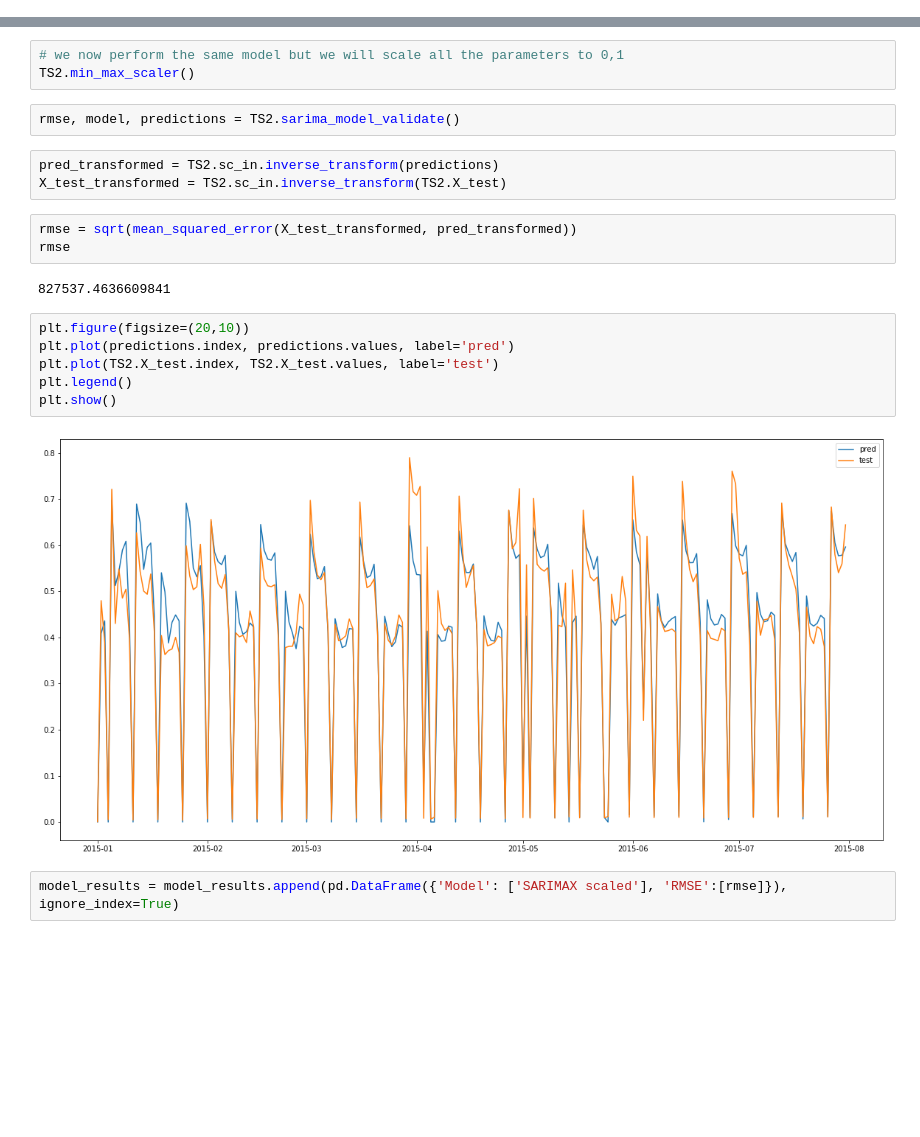
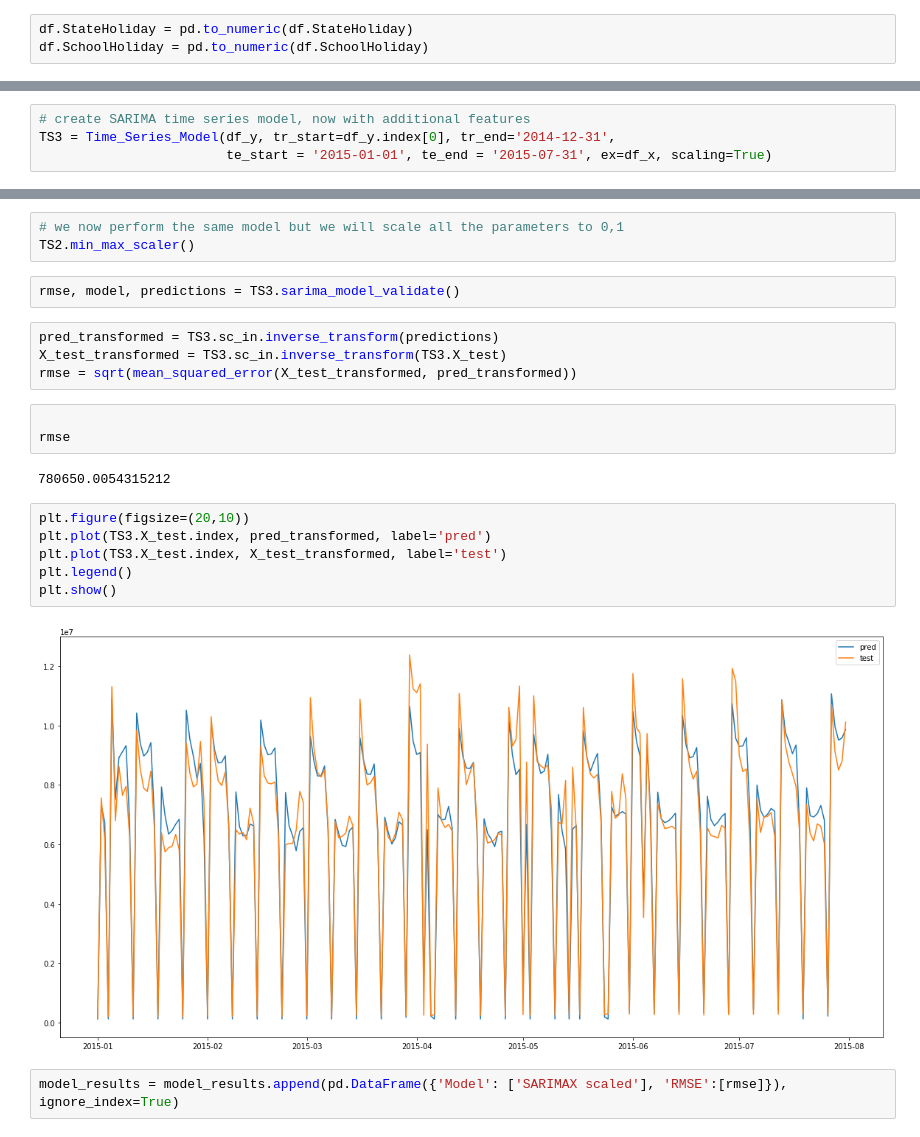
Before and after one commit to christian1285/UDACITY-CAPSTONE-PROJECT, a Jupyter notebook: UDACITY CAPSTONE PROJECT (2).ipynb, the cells around one changed output, grey strips where cells are left out. Drawn from its saved outputs; the diff is of its cells as text; blank space fills up the shorter version.

```diff
--- a/UDACITY CAPSTONE PROJECT (2).ipynb
+++ b/UDACITY CAPSTONE PROJECT (2).ipynb
@@ -73,3 +88,6 @@ df['quarter'] = pd.DatetimeIndex(df['Date']).quarter
+# %%
+df.StateHoliday = pd.to_numeric(df.StateHoliday)
+df.SchoolHoliday = pd.to_numeric(df.SchoolHoliday)
 # %%
 # let's get some basic information out of the dataset
 Number_of_Stores = len(df['Store'].unique())
@@ -493,0 +517,4 @@ model_results = model_results.append(pd.DataFrame({'Model': ['SARIMAX'], 'RMSE':
+# %%
+# create SARIMA time series model, now with additional features
+TS3 = Time_Series_Model(df_y, tr_start=df_y.index[0], tr_end='2014-12-31',
+                        te_start = '2015-01-01', te_end = '2015-07-31', ex=df_x, scaling=True)
@@ -495,23 +540,24 @@ model_results = model_results.append(pd.DataFrame({'Model': ['SARIMAX'], 'RMSE':
 # we now perform the same model but we will scale all the parameters to 0,1
 TS2.min_max_scaler()
 # %%
-rmse, model, predictions = TS2.sarima_model_validate()
+rmse, model, predictions = TS3.sarima_model_validate()
 # %%
-pred_transformed = TS2.sc_in.inverse_transform(predictions)
-X_test_transformed = TS2.sc_in.inverse_transform(TS2.X_test)
+pred_transformed = TS3.sc_in.inverse_transform(predictions)
+X_test_transformed = TS3.sc_in.inverse_transform(TS3.X_test)
+rmse = sqrt(mean_squared_error(X_test_transformed, pred_transformed))
-# %%
-rmse = sqrt(mean_squared_error(X_test_transformed, pred_transformed))
-rmse
-# %% [output]
-827537.4636609841
+# %%
+
+rmse
+# %% [output]
+780650.0054315212
 # %%
 plt.figure(figsize=(20,10))
-plt.plot(predictions.index, predictions.values, label='pred')
-plt.plot(TS2.X_test.index, TS2.X_test.values, label='test')
+plt.plot(TS3.X_test.index, pred_transformed, label='pred')
+plt.plot(TS3.X_test.index, X_test_transformed, label='test')
 plt.legend()
 plt.show()
 # %% [output]
-[figure, old version]
+[figure, new version]
 # %%
 model_results = model_results.append(pd.DataFrame({'Model': ['SARIMAX scaled'], 'RMSE':[rmse]}), ignore_index=True)
 # %%
```
Also changed, not shown: parts of 44 cells of this notebook.
